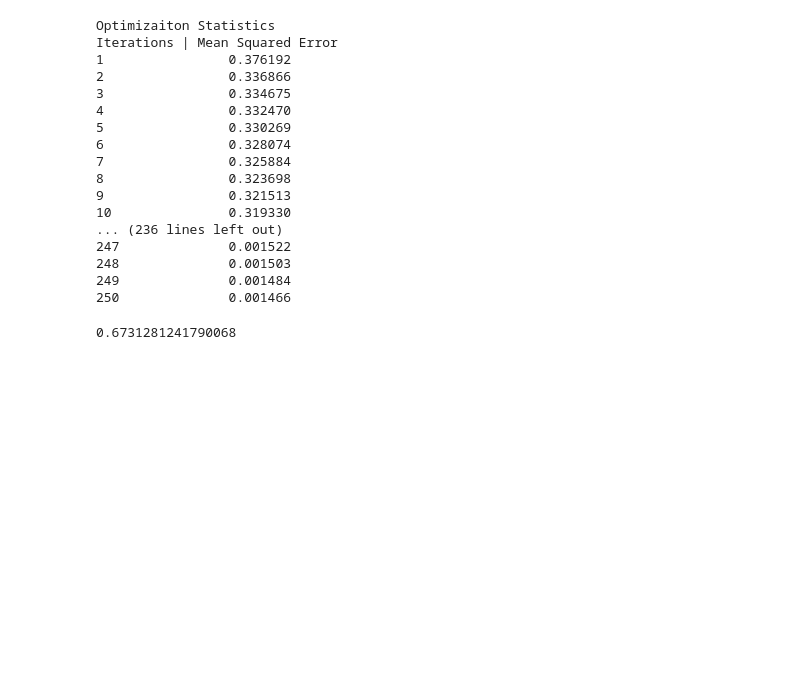
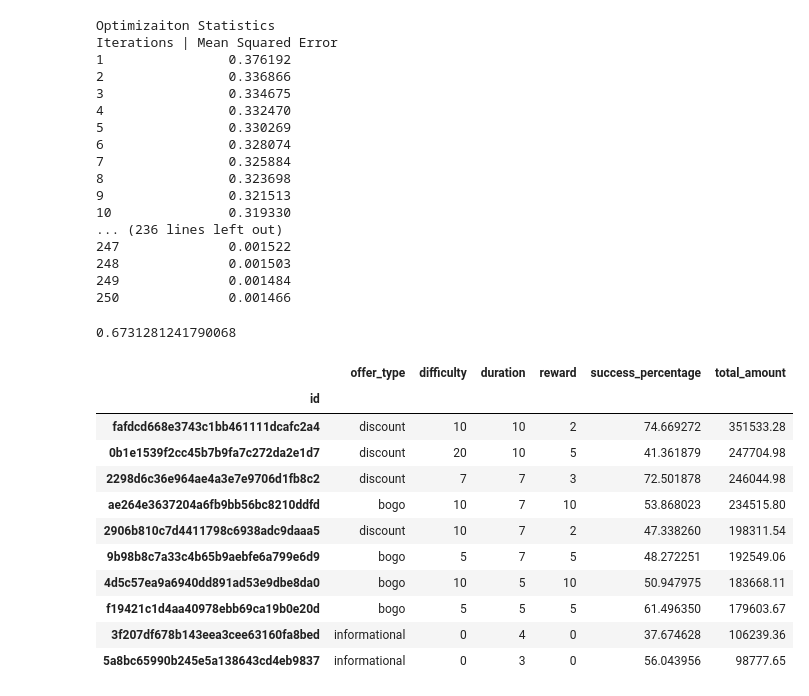
Before and after one commit to melkodary/starbucks-capstone, a Jupyter notebook: Starbucks_Capstone_notebook.ipynb, the cells around one changed output. Saved outputs shown, nothing was run; the diff lists cells and outputs as text; code cells hidden in the pictures; blank space fills up the shorter version.

```diff
--- a/Starbucks_Capstone_notebook.ipynb
+++ b/Starbucks_Capstone_notebook.ipynb
@@ -1030,3 +1055,18 @@ def get_portfolio_offers(offer_ids, df=portfolio):
+# %%
+get_top_offers(combined_data)
+# %% [output]
+|  | offer_type | difficulty | duration | reward | success_percentage | total_amount |
+| id |  |  |  |  |  |  |
+| fafdcd668e3743c1bb461111dcafc2a4 | discount | 10 | 10 | 2 | 74.669272 | 351533.28 |
+| 0b1e1539f2cc45b7b9fa7c272da2e1d7 | discount | 20 | 10 | 5 | 41.361879 | 247704.98 |
+| 2298d6c36e964ae4a3e7e9706d1fb8c2 | discount | 7 | 7 | 3 | 72.501878 | 246044.98 |
+| ae264e3637204a6fb9bb56bc8210ddfd | bogo | 10 | 7 | 10 | 53.868023 | 234515.80 |
+| 2906b810c7d4411798c6938adc9daaa5 | discount | 10 | 7 | 2 | 47.338260 | 198311.54 |
+| 9b98b8c7a33c4b65b9aebfe6a799e6d9 | bogo | 5 | 7 | 5 | 48.272251 | 192549.06 |
+| 4d5c57ea9a6940dd891ad53e9dbe8da0 | bogo | 10 | 5 | 10 | 50.947975 | 183668.11 |
+| f19421c1d4aa40978ebb69ca19b0e20d | bogo | 5 | 5 | 5 | 61.496350 | 179603.67 |
+| 3f207df678b143eea3cee63160fa8bed | informational | 0 | 4 | 0 | 37.674628 | 106239.36 |
+| 5a8bc65990b245e5a138643cd4eb9837 | informational | 0 | 3 | 0 | 56.043956 | 98777.65 |
 # %%
 def make_recommendations(user_id, user_by_offer, user_mat, offer_mat, rec_num=3):
     '''
```
Also changed, not shown: parts of 8 cells of this notebook.
